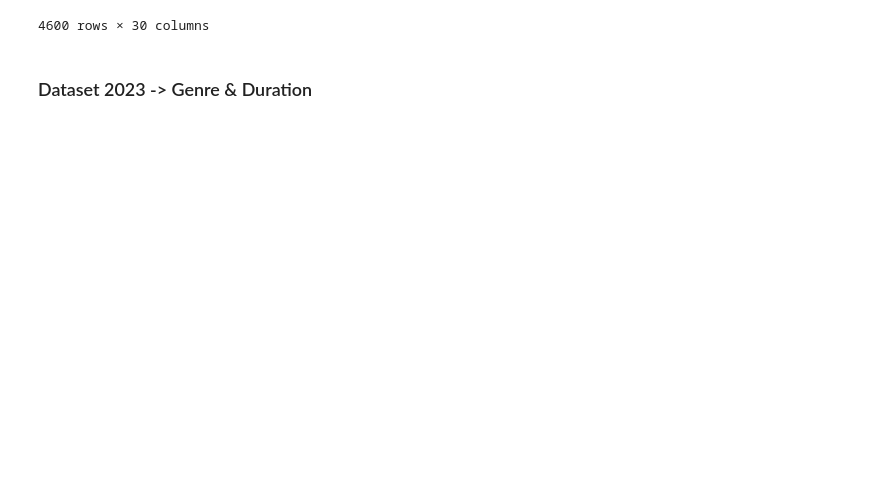
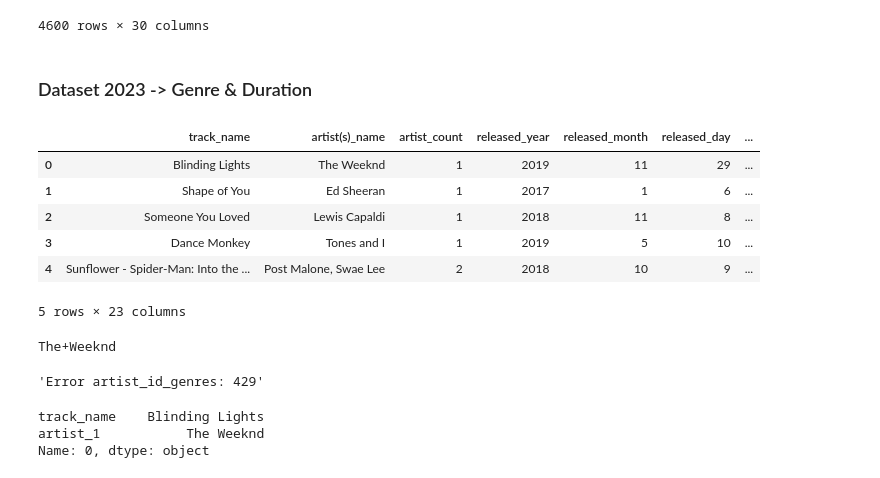
Before and after one commit to luciewparis/streamlit_spotify_project_ghl, a Jupyter notebook: notebooks/get_spotify_data_2023.ipynb, the cells around one changed output. Drawn from its saved outputs; the diff is of its cells as text; code cells hidden in the pictures; blank space fills up the shorter version.

Commit message:
updated requests to get genres and duration for 2023

```diff
--- a/notebooks/get_spotify_data_2023.ipynb
+++ b/notebooks/get_spotify_data_2023.ipynb
@@ -566,3 +565,42 @@ df
 4600 rows × 30 columns
 # %% [markdown]
 ### Dataset 2023 -> Genre & Duration
+# %%
+filepath_2 = os.path.join('..','data','2023_Most_Streamed_clean_api.csv')
+df = pd.read_csv(filepath_2)
+df.head()
+# %% [output]
+|  | track_name | artist(s)_name | artist_count | released_year | released_month | released_day | ... |
+| 0 | Blinding Lights | The Weeknd | 1 | 2019 | 11 | 29 | ... |
+| 1 | Shape of You | Ed Sheeran | 1 | 2017 | 1 | 6 | ... |
+| 2 | Someone You Loved | Lewis Capaldi | 1 | 2018 | 11 | 8 | ... |
+| 3 | Dance Monkey | Tones and I | 1 | 2019 | 5 | 10 | ... |
+| 4 | Sunflower - Spider-Man: Into the ... | Post Malone, Swae Lee | 2 | 2018 | 10 | 9 | ... |
+5 rows × 23 columns
+# %%
+def fetch_genre(artist_name):
+    url_artist=artist_name.replace(' ','+')
+    print(url_artist)
+
+    response_artist_search = requests.get(BASE_URL + 'search?q='+url_artist+'&type=artist', headers=headers)
+
+    try:
+        # find artist_id to get genres
+        if response_artist_search.status_code == 200:
+            artist_id = response_artist_search.json().get('artists')['items'][0]['id']
+            response_artist_found = requests.get(BASE_URL + 'artists/'+artist_id, headers=headers)
+            if response_artist_found.status_code == 200:
+                genres = response_artist_found.json().get('genres')
+                return genres
+            else:
+                return "Error artist_id_genres: "+ str(response_artist_found.status_code)
+        else:
+            return "Error artist_id: "+ str(response_artist_search.status_code)
+    except:
+        return "Not found"
+
+
+fetch_genre(df['artist_1'].iloc[0])
+# %% [output]
+The+Weeknd
+'Error artist_id_genres: 429'
@@ -569 +631,7 @@ df
+# %%
+df[['track_name', 'artist_1']].iloc[0]
+# %% [output]
+track_name    Blinding Lights
+artist_1           The Weeknd
+Name: 0, dtype: object
 # %%
```
Also changed, not shown: parts of 14 cells of this notebook, 1 other file.
